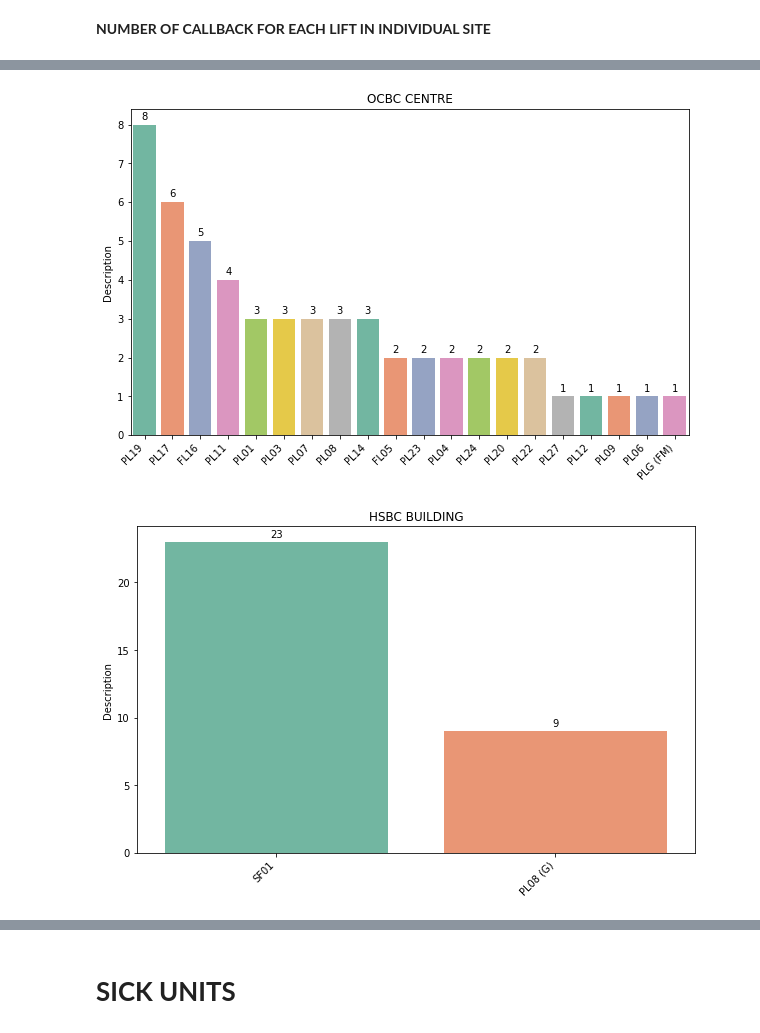
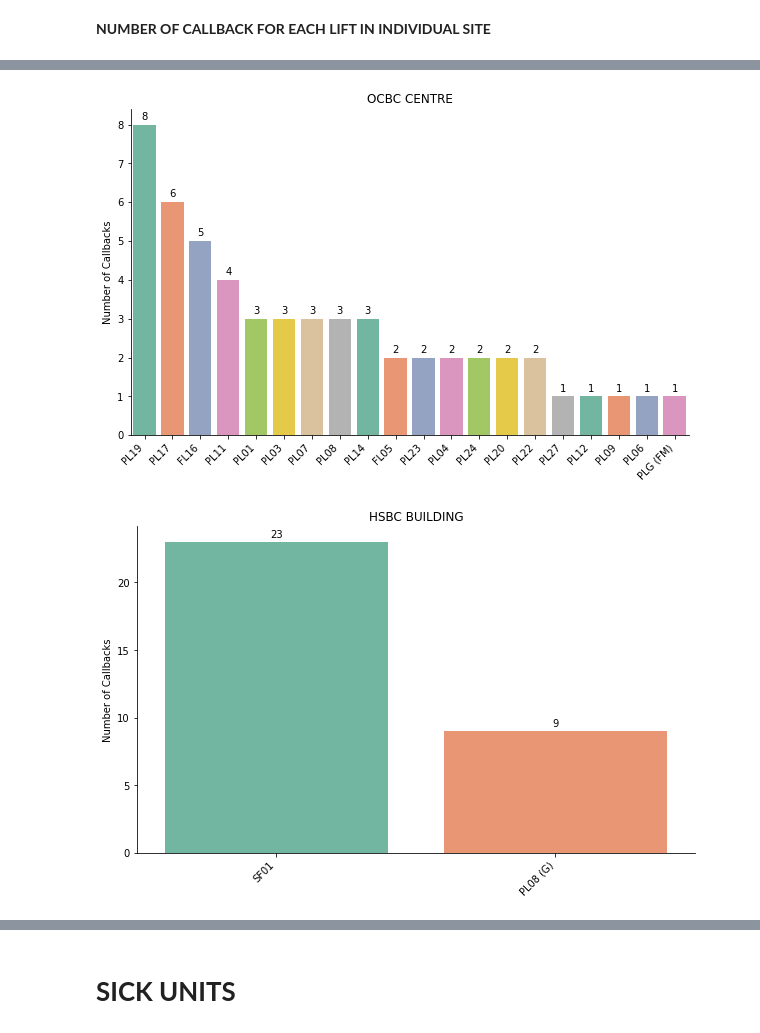
Before and after one commit to melvinps/Data-Analysis-Schindler-Lift-Singapore, a Jupyter notebook: Callback_Analysis.ipynb, the cells around one changed output, grey strips where cells are left out. Drawn from its saved outputs; the diff is of its cells as text; code cells hidden in the pictures.

```diff
--- a/Callback_Analysis.ipynb
+++ b/Callback_Analysis.ipynb
@@ -91,7 +91,9 @@ top_10
 fig, ax = plt.subplots(figsize=(20,10))
 g =sns.barplot(x='Name',y='Numbers of Callbacks',data=top_10,ax=ax, palette='pastel')
 plt.xticks(rotation=45, ha='right')
-g.set_xlabel('Site')
+g.set_xlabel(' ')
+g.spines['right'].set_visible(False)
+g.spines['top'].set_visible(False)
 g.set_title('TOP 10 SITES WITH HIGHEST CALLBACK')
 
 for p in g.patches:
@@ -167,6 +169,7 @@ for i in top_10_lst:
     plt.xticks(rotation=45, ha='right')
     f.set_title(i)
     f.set_xlabel('')
+    f.set_ylabel('Number of Callbacks')
     for p in f.patches:
       f.annotate('{:.0f}'.format(p.get_height(), '.1f'),
                    (p.get_x() + p.get_width() / 2., p.get_height()),
@@ -178,2 +181,2 @@ for i in top_10_lst:
-[figure, old version]
+[figure, new version]
-[figure, old version]
+[figure, new version]
```
Also changed, not shown: parts of 7 cells of this notebook.
